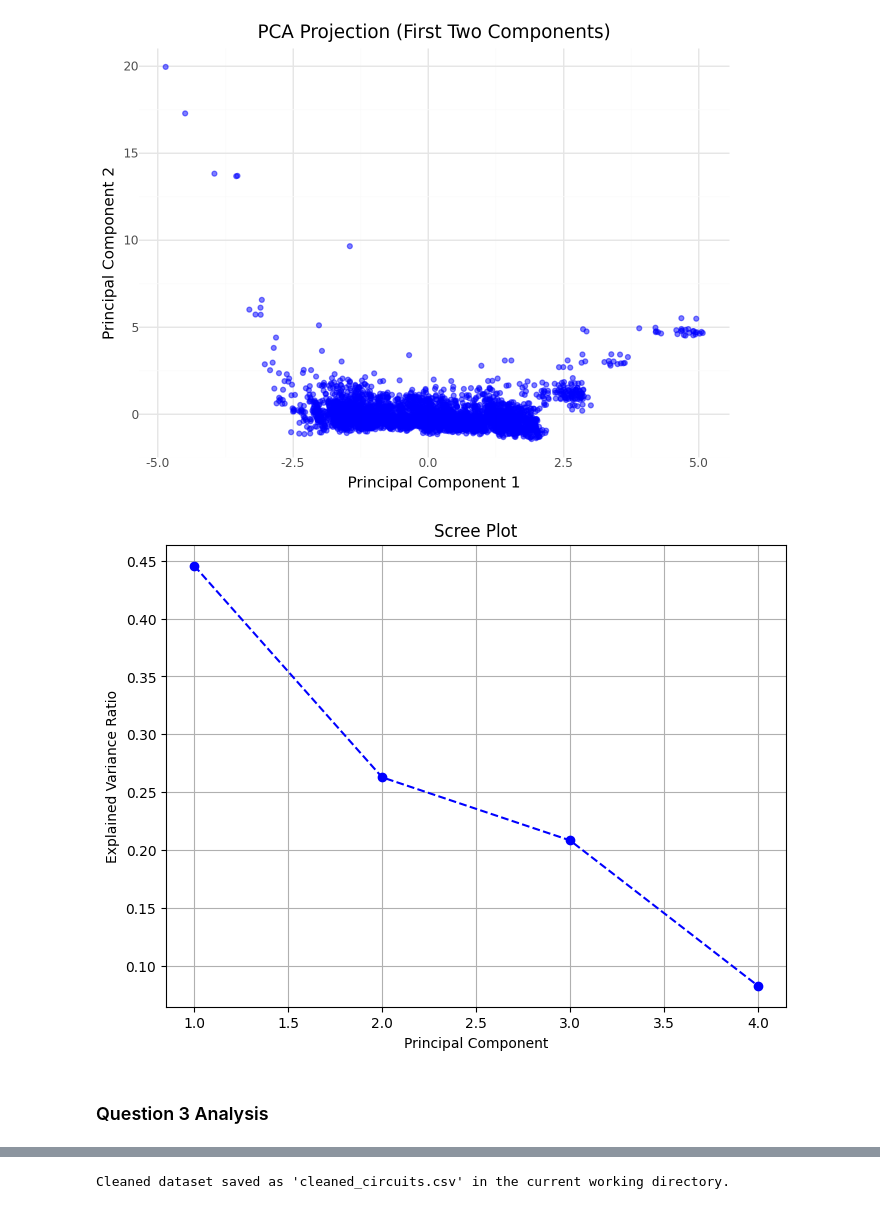
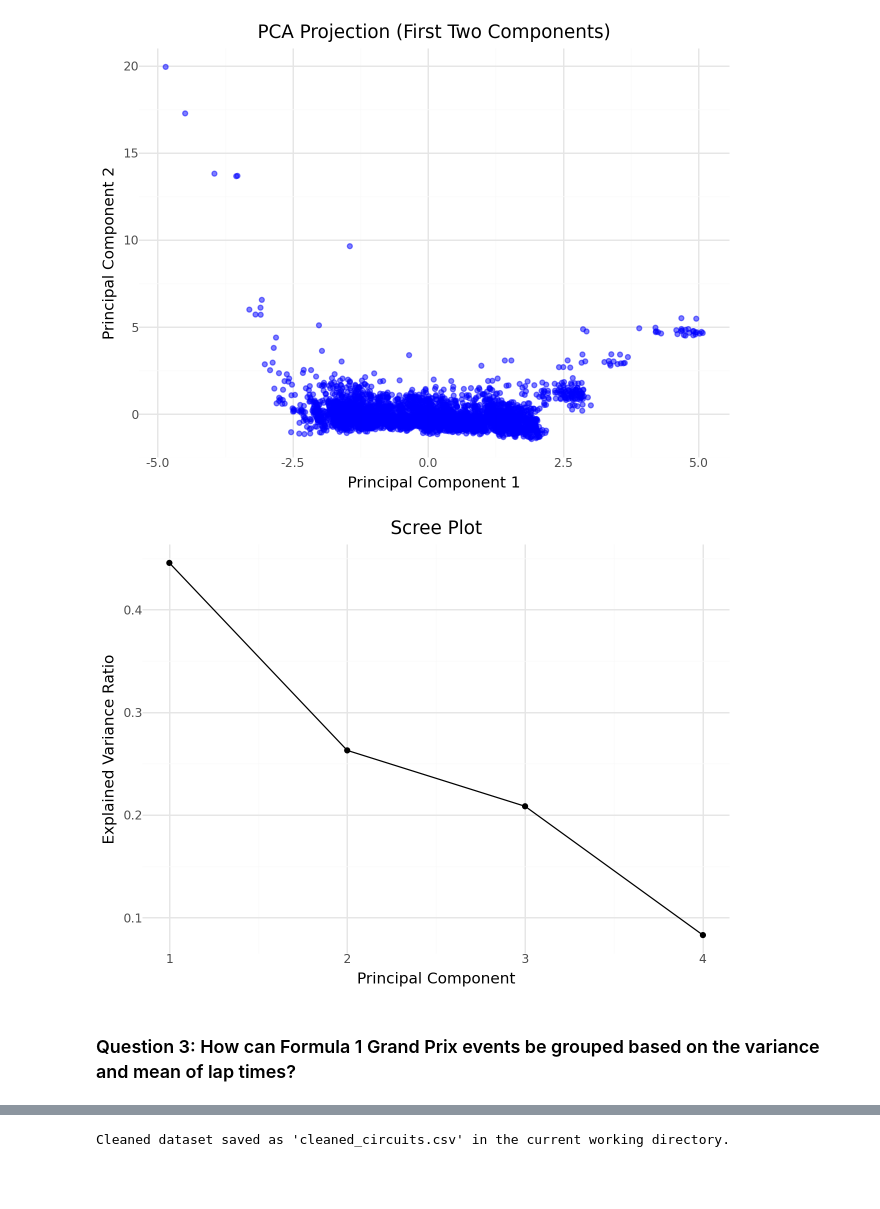
Before and after one commit to pranavski/Formula-1-analysis, a Jupyter notebook: Final_Analysis.ipynb, the cells around one changed output, grey strips where cells are left out. Drawn from its saved outputs; the diff is of its cells as text; code cells hidden in the pictures; blank space fills up the shorter version.

```diff
--- a/Final_Analysis.ipynb
+++ b/Final_Analysis.ipynb
@@ -233,21 +229,33 @@ else:
 projection_plot
 # %% [output]
 [figure]
-# %%
-import matplotlib.pyplot as plt
-
-# Matplotlib Scree Plot
-plt.figure(figsize=(8, 6))
-plt.plot(range(1, len(pca.explained_variance_ratio_) + 1), pca.explained_variance_ratio_, marker='o', linestyle='--', color='b')
-plt.title('Scree Plot')
-plt.xlabel('Principal Component')
-plt.ylabel('Explained Variance Ratio')
-plt.grid(True)
-plt.show()
-# %% [output]
-[figure, removed]
-# %% [markdown]
-### Question 3 Analysis
+# %%
+import plotnine as p9
+import pandas as pd
+import numpy as np
+
+# Assuming pca is already calculated and you have explained_variance_ratio_
+# Create a DataFrame with the explained variance ratios
+scree_data = pd.DataFrame({
+    'Principal_Component': range(1, len(pca.explained_variance_ratio_) + 1),
+    'Explained_Variance_Ratio': pca.explained_variance_ratio_
+})
+
+# Create the scree plot
+(p9.ggplot(scree_data, p9.aes(x='Principal_Component', y='Explained_Variance_Ratio'))
+ + p9.geom_point()
+ + p9.geom_line()
+ + p9.labs(
+     title='Scree Plot',
+     x='Principal Component',
+     y='Explained Variance Ratio'
+ )
+ + p9.theme_minimal()
+)
+# %% [output]
+[figure, added]
+# %% [markdown]
+### Question 3: How can Formula 1 Grand Prix events be grouped based on the variance and mean of lap times?
 # %%
 import pandas as pd
 import numpy as np
```
Also changed, not shown: parts of 13 cells of this notebook.
